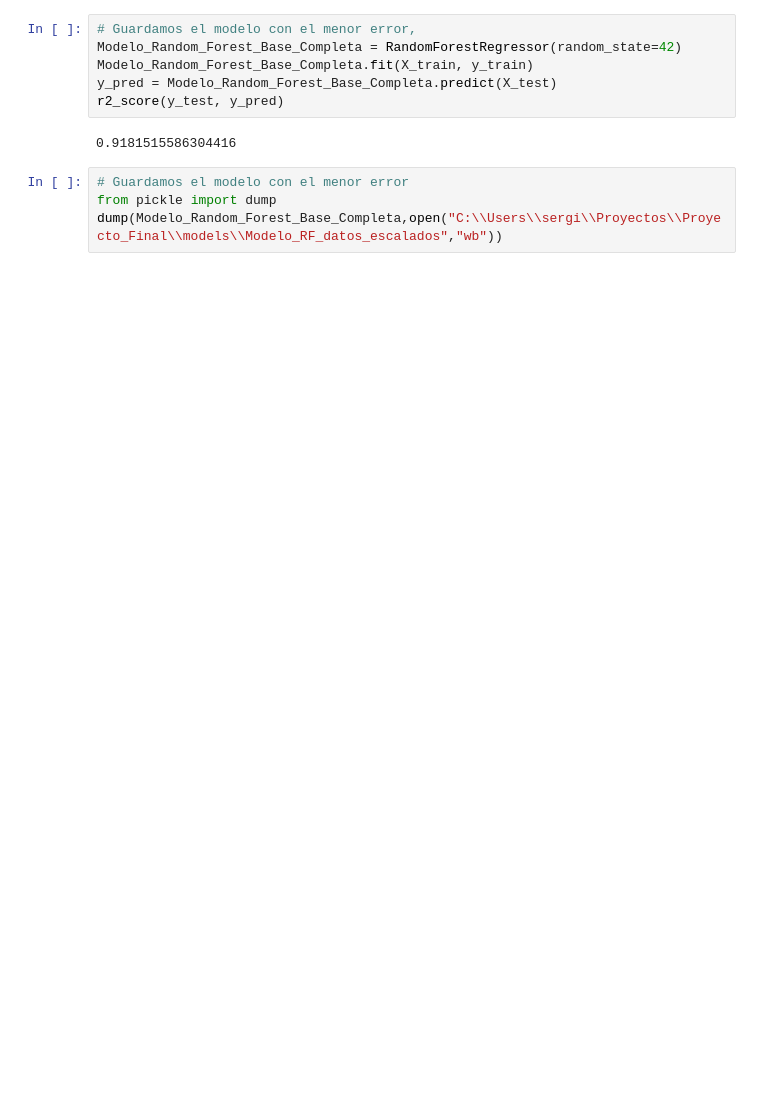
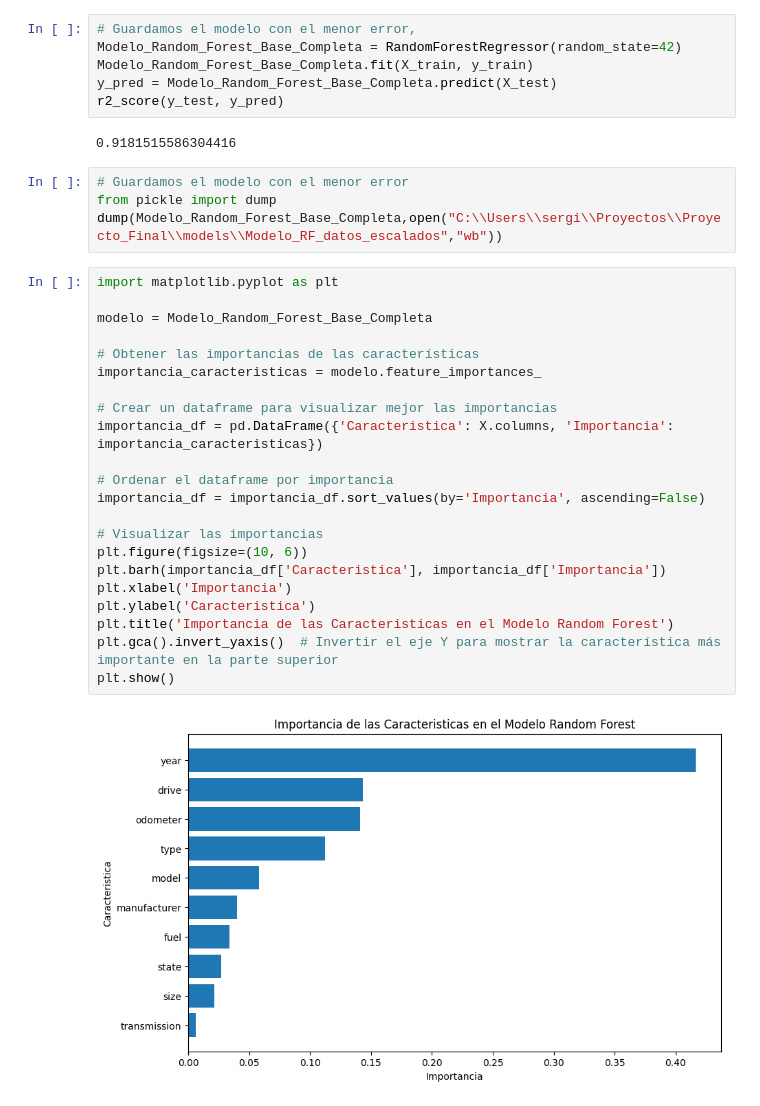
Before and after one commit to grigorow1974/Proyecto_Final, a Jupyter notebook: src/6.Modelos_Predictivos copy.ipynb, the cells around one changed output. Drawn from its saved outputs; the diff is of its cells as text; blank space fills up the shorter version.

Commit message:
importancia

```diff
--- a/src/6.Modelos_Predictivos copy.ipynb
+++ b/src/6.Modelos_Predictivos copy.ipynb
@@ -124,3 +124,27 @@ r2_score(y_test, y_pred)
 # Guardamos el modelo con el menor error
 from pickle import dump
 dump(Modelo_Random_Forest_Base_Completa,open("C:\\Users\\sergi\\Proyectos\\Proyecto_Final\\models\\Modelo_RF_datos_escalados","wb"))
+# %%
+import matplotlib.pyplot as plt
+
+modelo = Modelo_Random_Forest_Base_Completa
+
+# Obtener las importancias de las características
+importancia_caracteristicas = modelo.feature_importances_
+
+# Crear un dataframe para visualizar mejor las importancias
+importancia_df = pd.DataFrame({'Caracteristica': X.columns, 'Importancia': importancia_caracteristicas})
+
+# Ordenar el dataframe por importancia
+importancia_df = importancia_df.sort_values(by='Importancia', ascending=False)
+
+# Visualizar las importancias
+plt.figure(figsize=(10, 6))
+plt.barh(importancia_df['Caracteristica'], importancia_df['Importancia'])
+plt.xlabel('Importancia')
+plt.ylabel('Caracteristica')
+plt.title('Importancia de las Caracteristicas en el Modelo Random Forest')
+plt.gca().invert_yaxis()  # Invertir el eje Y para mostrar la característica más importante en la parte superior
+plt.show()
+# %% [output]
+[figure, added]
```
Also changed, not shown: parts of 1 cell of this notebook, 1 other file.
